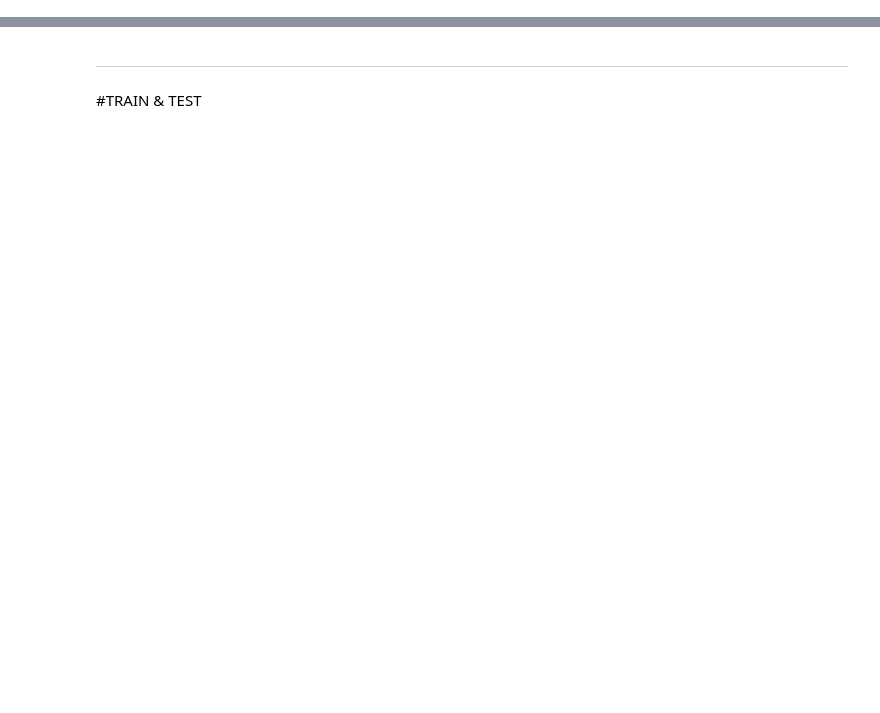
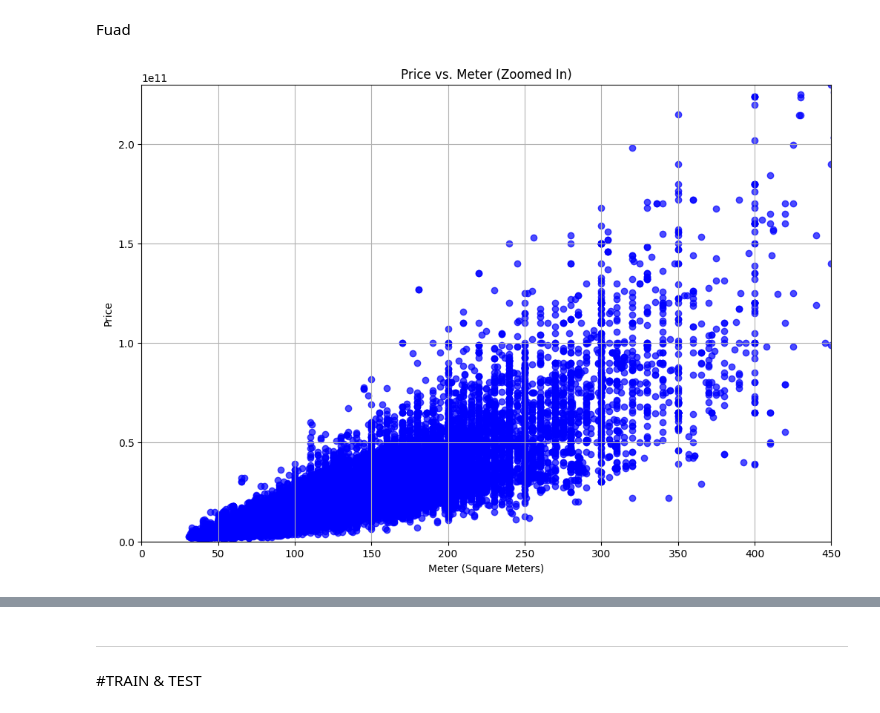
Before and after one commit to foadsadr/Hosue-price-prediction, a Jupyter notebook: preprocessing_properties.ipynb, the cells around one changed output, grey strips where cells are left out. Saved outputs shown, nothing was run; the diff lists cells and outputs as text; code cells hidden in the pictures; blank space fills up the shorter version.

```diff
--- a/preprocessing_properties.ipynb
+++ b/preprocessing_properties.ipynb
@@ -558,0 +221,22 @@ dtype: int64
+# %% [markdown]
+Fuad
+# %%
+import matplotlib.pyplot as plt
+
+plt.figure(figsize=(12, 8))
+plt.scatter(df['Meter'], df['Price'], alpha=0.7, color='blue')
+
+plt.xlim(0, 450)
+plt.ylim(0, 230000000000)
+# plt.xlim(180, 260)
+# plt.ylim(6400000000, 8600000000)
+
+
+plt.xlabel('Meter (Square Meters)')
+plt.ylabel('Price')
+plt.title('Price vs. Meter (Zoomed In)')
+
+plt.grid(True)
+plt.show()
+# %% [output]
+[figure, added]
```
Also changed, not shown: parts of 76 cells of this notebook.
